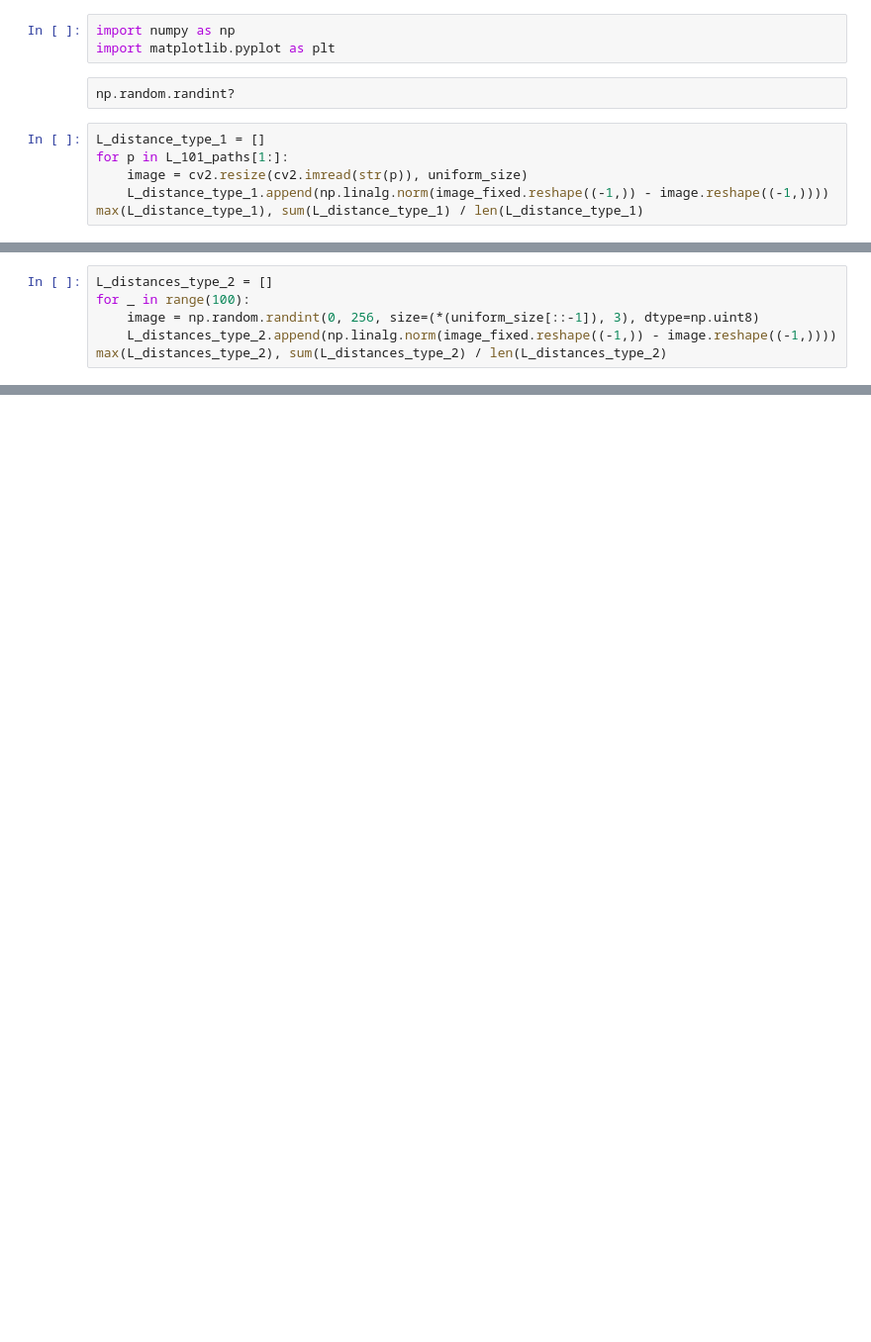
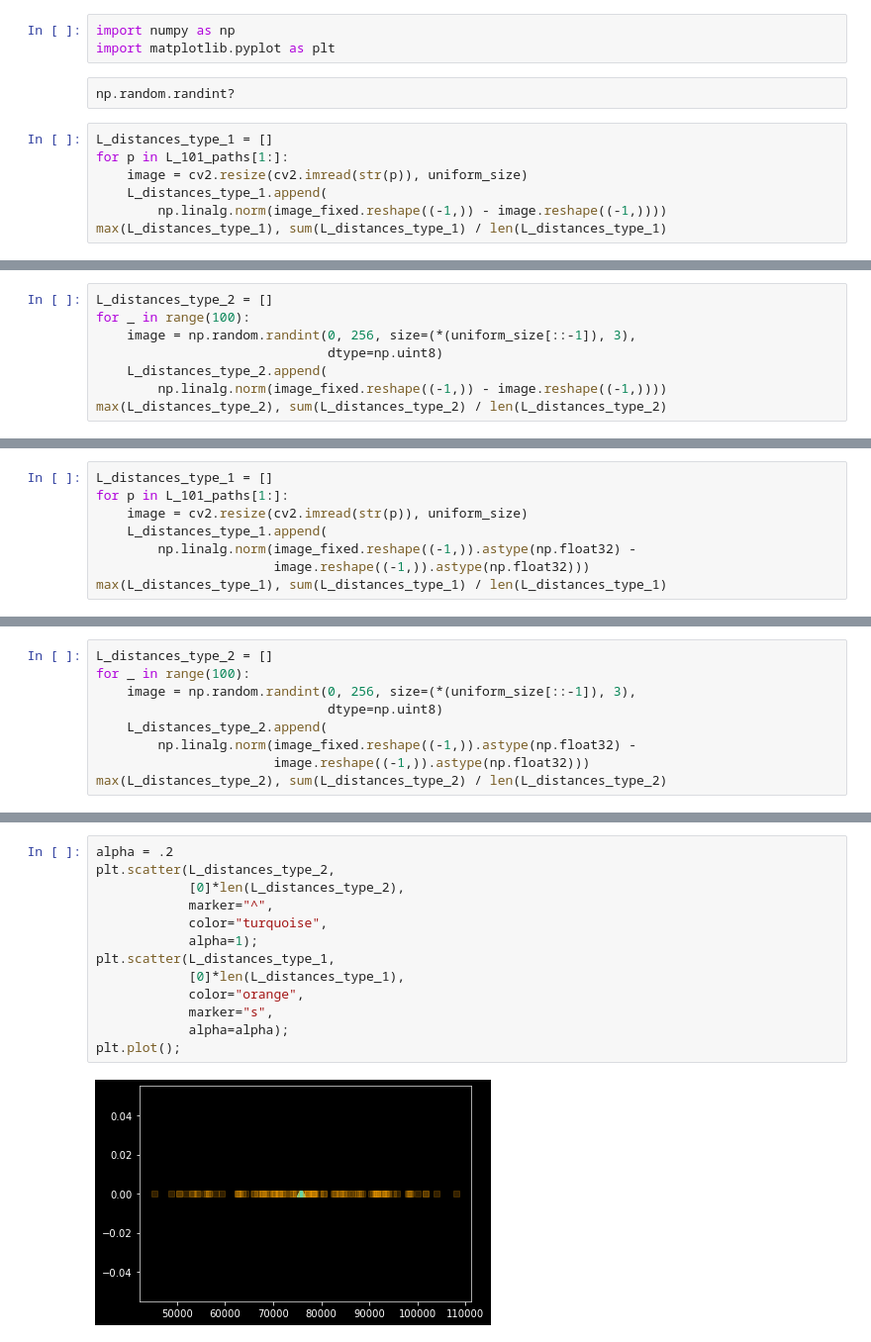
Before and after one commit to phunc20/pytorch-Deep-Learning, a Jupyter notebook: lectures/01-practicum-classification_LA_visualization_verbose01.ipynb, the cells around one changed output, grey strips where cells are left out. Shown at 99% size. Cells and saved outputs as stored; diff of their text form; blank space fills up the shorter version.

```diff
--- a/lectures/01-practicum-classification_LA_visualization_verbose01.ipynb
+++ b/lectures/01-practicum-classification_LA_visualization_verbose01.ipynb
@@ -96,9 +120,10 @@ import matplotlib.pyplot as plt
 # %% [raw]
 np.random.randint?
 # %%
-L_distance_type_1 = []
+L_distances_type_1 = []
 for p in L_101_paths[1:]:
     image = cv2.resize(cv2.imread(str(p)), uniform_size)
-    L_distance_type_1.append(np.linalg.norm(image_fixed.reshape((-1,)) - image.reshape((-1,))))
-max(L_distance_type_1), sum(L_distance_type_1) / len(L_distance_type_1)
+    L_distances_type_1.append(
+        np.linalg.norm(image_fixed.reshape((-1,)) - image.reshape((-1,))))
+max(L_distances_type_1), sum(L_distances_type_1) / len(L_distances_type_1)
 # %% [output]
@@ -106,7 +131,9 @@ max(L_distance_type_1), sum(L_distance_type_1) / len(L_distance_type_1)
 # %%
 L_distances_type_2 = []
 for _ in range(100):
-    image = np.random.randint(0, 256, size=(*(uniform_size[::-1]), 3), dtype=np.uint8)
-    L_distances_type_2.append(np.linalg.norm(image_fixed.reshape((-1,)) - image.reshape((-1,))))
+    image = np.random.randint(0, 256, size=(*(uniform_size[::-1]), 3),
+                              dtype=np.uint8)
+    L_distances_type_2.append(
+        np.linalg.norm(image_fixed.reshape((-1,)) - image.reshape((-1,))))
 max(L_distances_type_2), sum(L_distances_type_2) / len(L_distances_type_2)
 # %% [output]
@@ -118,0 +148,8 @@ plt.imshow(image);
+# %%
+L_distances_type_1 = []
+for p in L_101_paths[1:]:
+    image = cv2.resize(cv2.imread(str(p)), uniform_size)
+    L_distances_type_1.append(
+        np.linalg.norm(image_fixed.reshape((-1,)).astype(np.float32) -
+                       image.reshape((-1,)).astype(np.float32)))
+max(L_distances_type_1), sum(L_distances_type_1) / len(L_distances_type_1)
@@ -118,0 +158,9 @@ plt.imshow(image);
+# %%
+L_distances_type_2 = []
+for _ in range(100):
+    image = np.random.randint(0, 256, size=(*(uniform_size[::-1]), 3),
+                              dtype=np.uint8)
+    L_distances_type_2.append(
+        np.linalg.norm(image_fixed.reshape((-1,)).astype(np.float32) -
+                       image.reshape((-1,)).astype(np.float32)))
+max(L_distances_type_2), sum(L_distances_type_2) / len(L_distances_type_2)
@@ -118,0 +171,15 @@ plt.imshow(image);
+# %%
+alpha = .2
+plt.scatter(L_distances_type_2,
+            [0]*len(L_distances_type_2),
+            marker="^",
+            color="turquoise",
+            alpha=1);
+plt.scatter(L_distances_type_1,
+            [0]*len(L_distances_type_1),
+            color="orange",
+            marker="s",
+            alpha=alpha);
+plt.plot();
+# %% [output]
+[figure, added]
```
Also changed, not shown: parts of 16 cells of this notebook.
